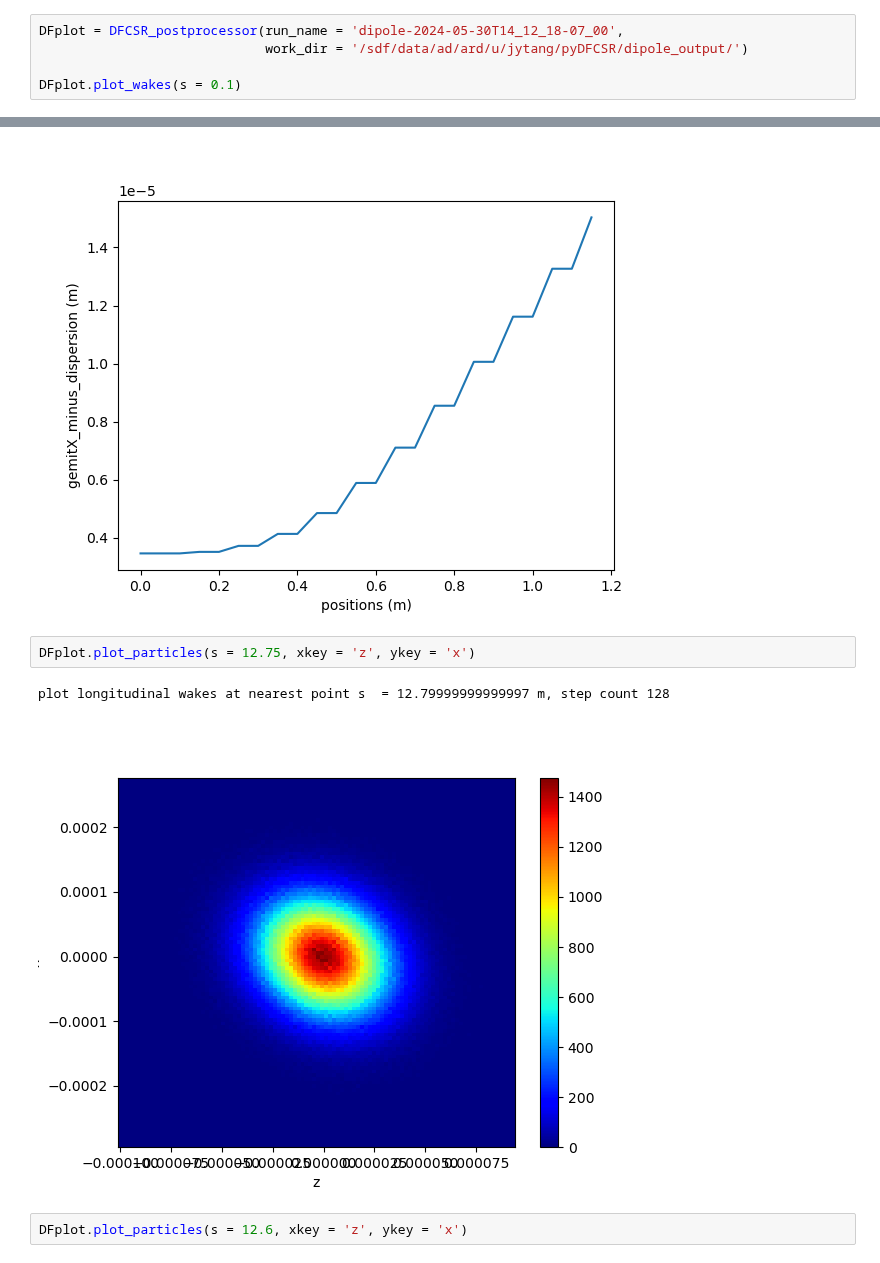
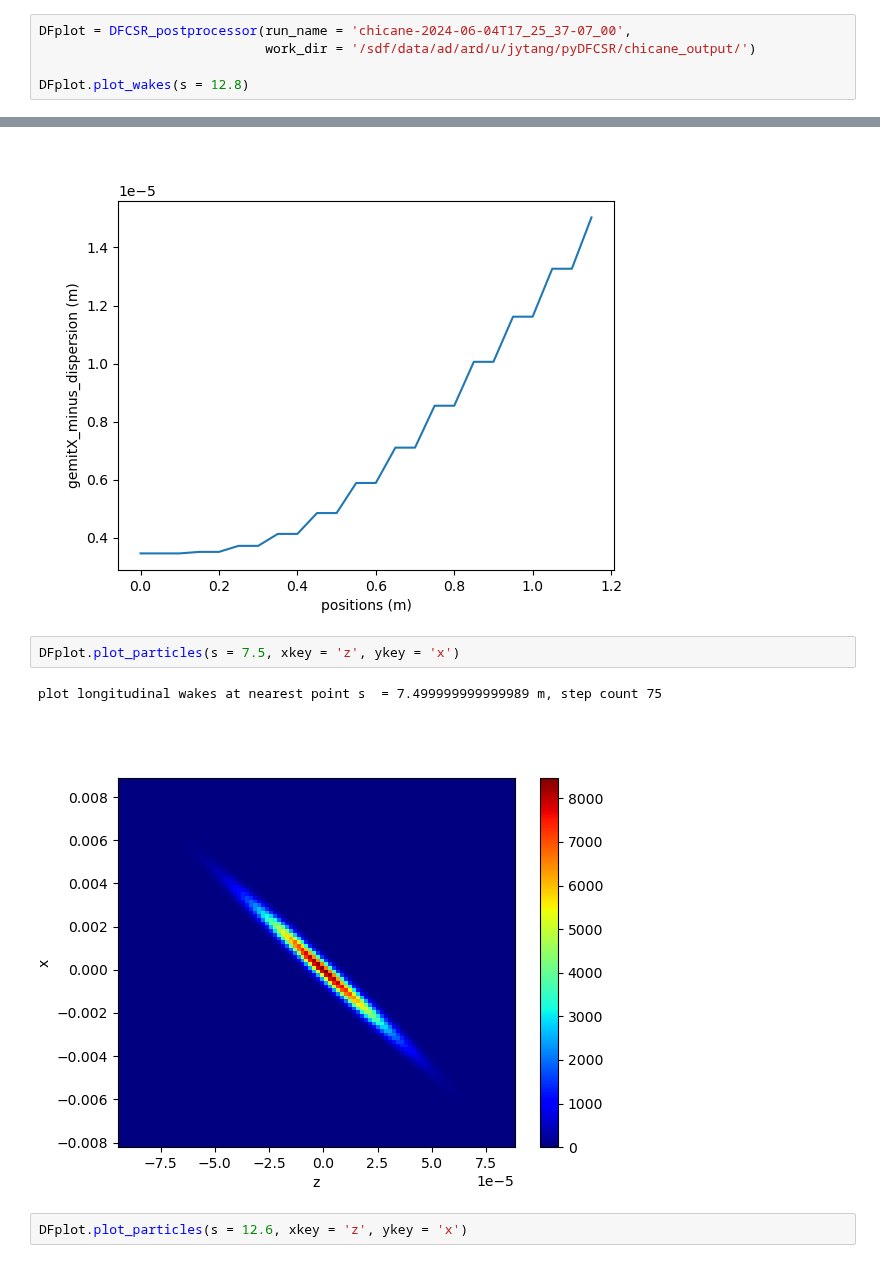
Before and after one commit to slaclab/pyDFCSR, a Jupyter notebook: pyDFCSR_2D/example/plot.ipynb, the cells around one changed output, grey strips where cells are left out. Drawn from its saved outputs; the diff is of its cells as text.

Commit message:
a temporary version working for chicane B4. The interpolation range and nbins are the keys.

```diff
--- a/pyDFCSR_2D/example/plot.ipynb
+++ b/pyDFCSR_2D/example/plot.ipynb
@@ -4,8 +4,8 @@ import sys
 sys.path.insert(0,'../')
 from plot_from_output import DFCSR_postprocessor
 # %%
-DFplot = DFCSR_postprocessor(run_name = 'dipole-2024-05-30T14_12_18-07_00',
-                             work_dir = '/sdf/data/ad/ard/u/jytang/pyDFCSR/dipole_output/')
+DFplot = DFCSR_postprocessor(run_name = 'chicane-2024-06-04T17_25_37-07_00',
+                             work_dir = '/sdf/data/ad/ard/u/jytang/pyDFCSR/chicane_output/')
 
-DFplot.plot_wakes(s = 0.1)
+DFplot.plot_wakes(s = 12.8)
 # %% [output]
@@ -28,10 +28,10 @@ DFplot.plot_stats(key = 'gemitX_minus_dispersion')
 # %% [output]
 [figure]
 # %%
-DFplot.plot_particles(s = 12.75, xkey = 'z', ykey = 'x')
+DFplot.plot_particles(s = 7.5, xkey = 'z', ykey = 'x')
 # %% [output]
-plot longitudinal wakes at nearest point s  = 12.79999999999997 m, step count 128
+plot longitudinal wakes at nearest point s  = 7.499999999999989 m, step count 75
-[figure, old version]
+[figure, new version]
 # %%
 DFplot.plot_particles(s = 12.6, xkey = 'z', ykey = 'x')
 # %% [output]
```
Also changed, not shown: parts of 2 cells of this notebook, 9 other files.
